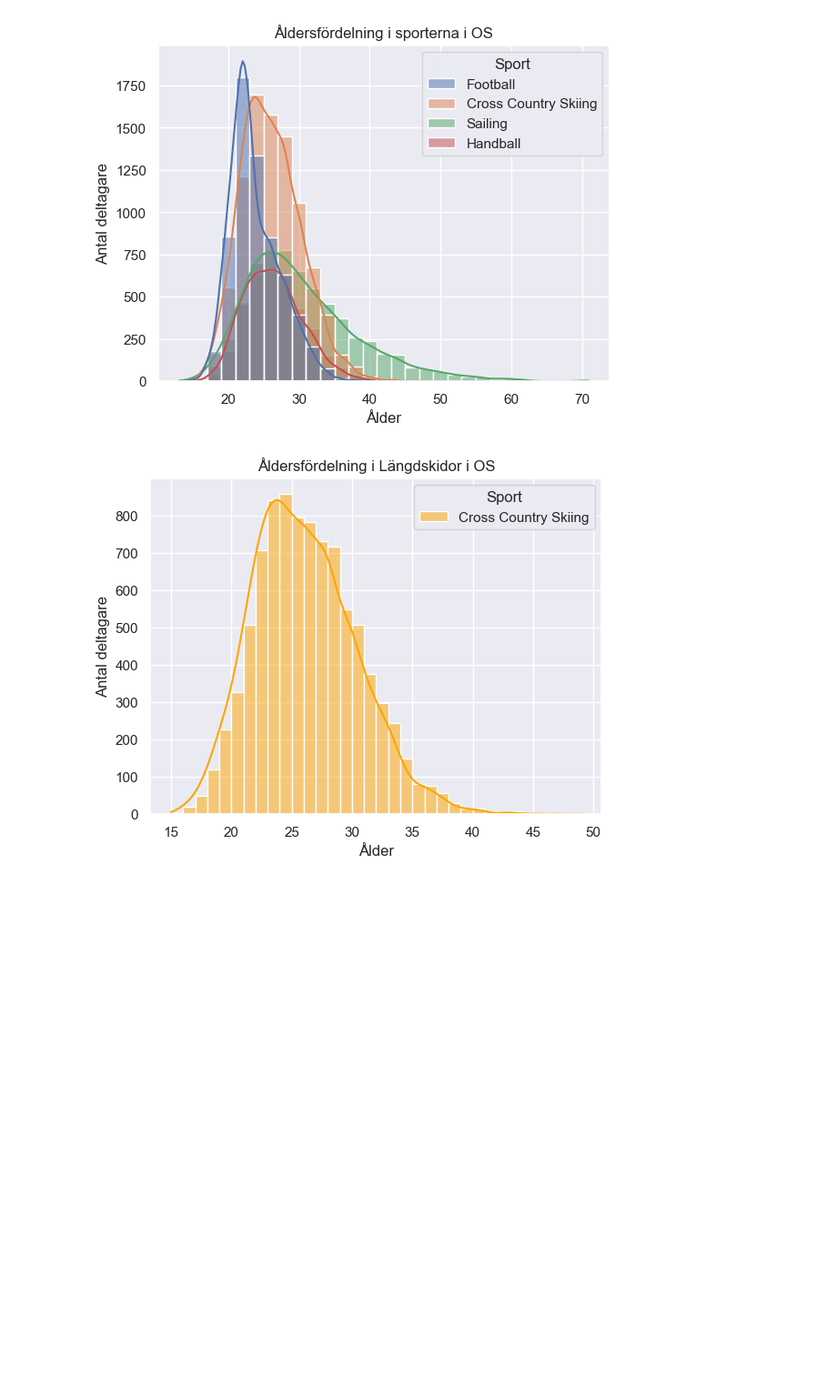
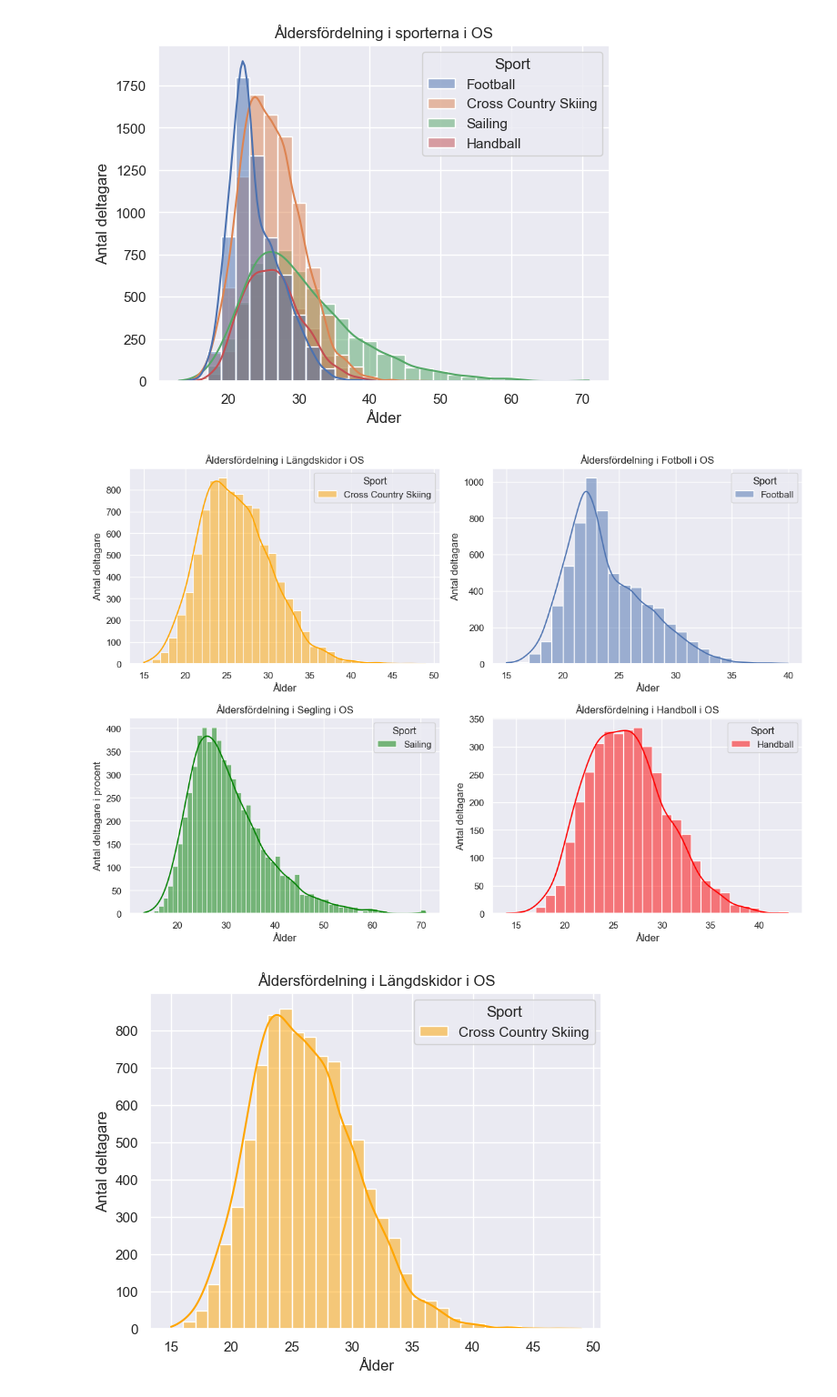
Before and after one commit to n00rp/Project_Olympic, a Jupyter notebook: Individuella filer/individuell_fil_jenny.ipynb, the cells around one changed output. Shown: that part at 91% size. Saved outputs shown, nothing was run; the diff lists cells and outputs as text; code cells hidden in the pictures; blank space fills up the shorter version.

```diff
--- a/Individuella filer/individuell_fil_jenny.ipynb
+++ b/Individuella filer/individuell_fil_jenny.ipynb
@@ -27,6 +27,49 @@ plt.ylabel("Antal deltagare")
 plt.show()
 # %% [output]
 [figure]
+# %%
+#  åldersfördelning i OS Längdskidor
+plt.figure(figsize=(12,12))
+plt.subplot(3, 2, 1)
+df_sporter = df_anonym[df_anonym["Sport"].isin(["Cross Country Skiing"])]
+sns.set_theme(style="darkgrid")
+sns.histplot(x="Age", hue="Sport", data=df_sporter, binwidth=1, kde=True, palette=["Orange"])
+
+plt.title("Åldersfördelning i Längdskidor i OS")
+plt.xlabel("Ålder")
+plt.ylabel("Antal deltagare")
+
+plt.subplot(3, 2, 2)
+df_sporter = df_anonym[df_anonym["Sport"].isin(["Football"])]
+sns.set_theme(style="darkgrid")
+sns.histplot(x="Age", hue="Sport", data=df_sporter, binwidth=1, kde=True)
+
+plt.title("Åldersfördelning i Fotboll i OS")
+plt.xlabel("Ålder")
+plt.ylabel("Antal deltagare")
+
+plt.subplot(3, 2, 3)
+df_sporter = df_anonym[df_anonym["Sport"].isin(["Sailing"])]
+sns.set_theme(style="darkgrid")
+sns.histplot(x="Age", hue="Sport", data=df_sporter, binwidth=1, kde=True, palette=["Green"])
+
+plt.title("Åldersfördelning i Segling i OS")
+plt.xlabel("Ålder")
+plt.ylabel("Antal deltagare i procent")
+
+plt.subplot(3, 2, 4)
+df_sporter = df_anonym[df_anonym["Sport"].isin(["Handball"])]
+sns.set_theme(style="darkgrid")
+sns.histplot(x="Age", hue="Sport", data=df_sporter, binwidth=1, kde=True, palette=["Red"])
+
+plt.title("Åldersfördelning i Handboll i OS")
+plt.xlabel("Ålder")
+plt.ylabel("Antal deltagare")
+
+plt.tight_layout()
+plt.show()
+# %% [output]
+[figure, added]
 # %%
 #  åldersfördelning i OS Längdskidor
 df_sporter = df_anonym[df_anonym["Sport"].isin(["Cross Country Skiing"])]
```
